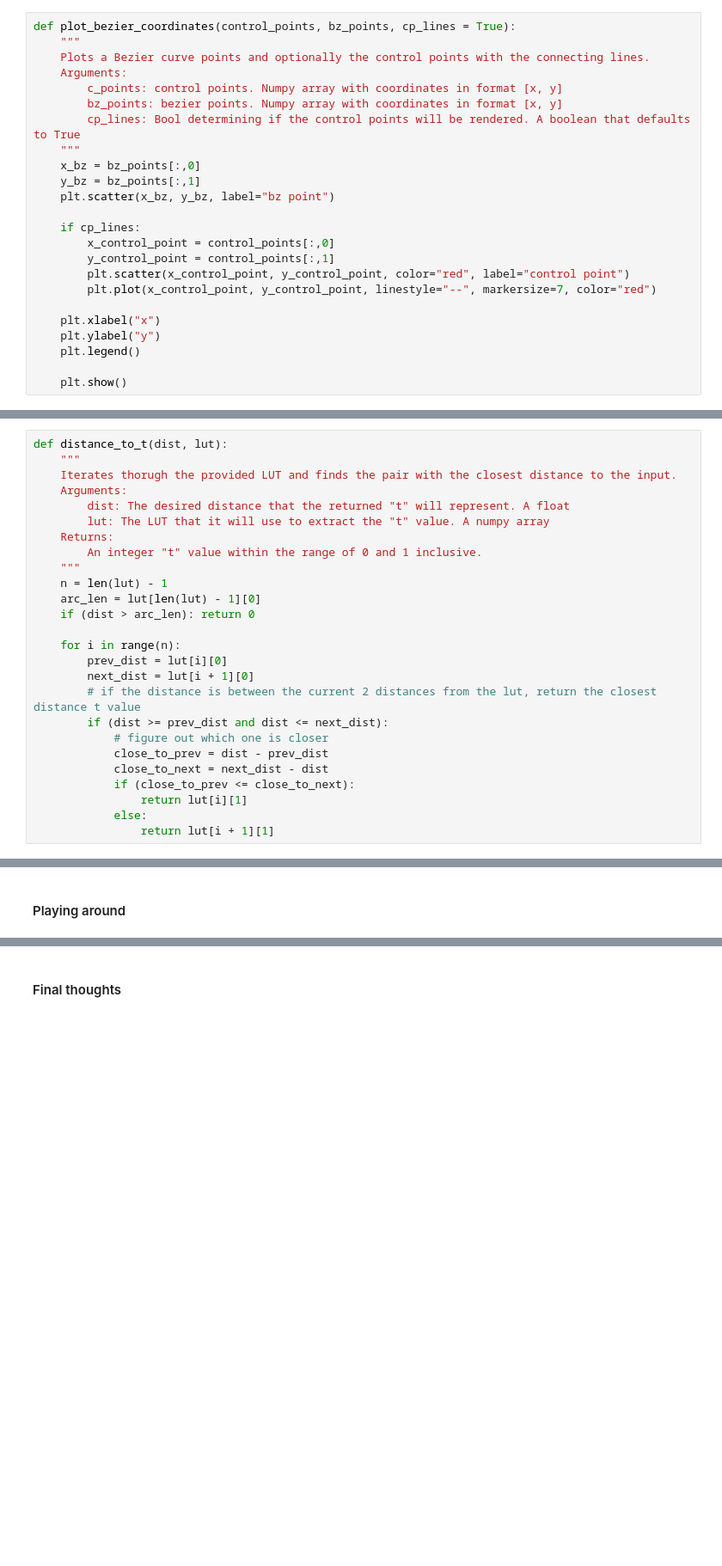
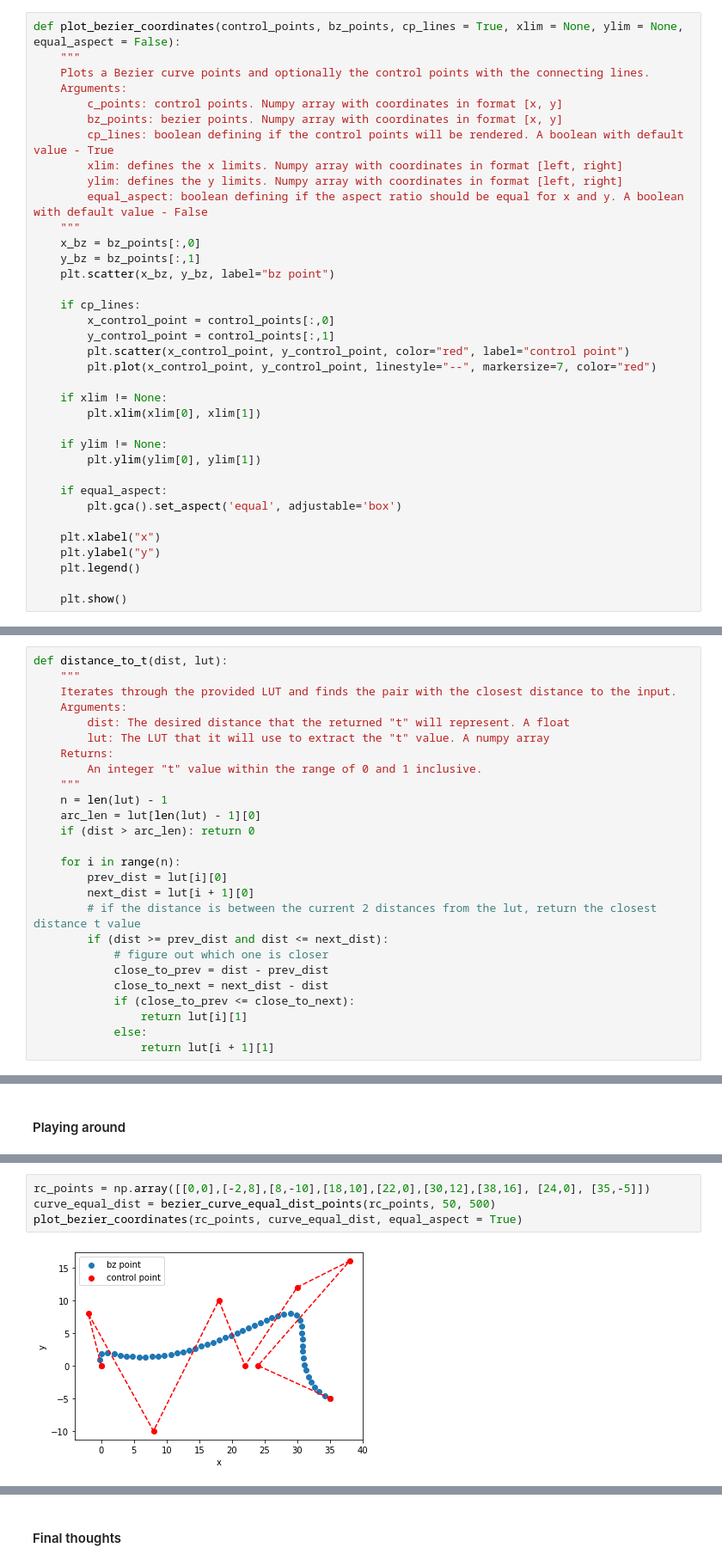
Before and after one commit to alexcvetanov4445/BezierCurves, a Jupyter notebook: BezierCurves.ipynb, the cells around one changed output, grey strips where cells are left out. Shown at 86% size. Drawn from its saved outputs; the diff is of its cells as text; blank space fills up the shorter version.

```diff
--- a/BezierCurves.ipynb
+++ b/BezierCurves.ipynb
@@ -176,11 +175,14 @@ That's it! We have the points of the curve. This means that we can plot it. I've
 # %%
-def plot_bezier_coordinates(control_points, bz_points, cp_lines = True):
+def plot_bezier_coordinates(control_points, bz_points, cp_lines = True, xlim = None, ylim = None, equal_aspect = False):
     """
     Plots a Bezier curve points and optionally the control points with the connecting lines.
     Arguments:
         c_points: control points. Numpy array with coordinates in format [x, y]
         bz_points: bezier points. Numpy array with coordinates in format [x, y]
-        cp_lines: Bool determining if the control points will be rendered. A boolean that defaults to True
+        cp_lines: boolean defining if the control points will be rendered. A boolean with default value - True
+        xlim: defines the x limits. Numpy array with coordinates in format [left, right]
+        ylim: defines the y limits. Numpy array with coordinates in format [left, right]
+        equal_aspect: boolean defining if the aspect ratio should be equal for x and y. A boolean with default value - False
     """
     x_bz = bz_points[:,0]
     y_bz = bz_points[:,1]
@@ -192,6 +194,15 @@ def plot_bezier_coordinates(control_points, bz_points, cp_lines = True):
         plt.scatter(x_control_point, y_control_point, color="red", label="control point")
         plt.plot(x_control_point, y_control_point, linestyle="--", markersize=7, color="red")
 
+    if xlim != None:
+        plt.xlim(xlim[0], xlim[1])
+
+    if ylim != None:
+        plt.ylim(ylim[0], ylim[1])
+
+    if equal_aspect:
+        plt.gca().set_aspect('equal', adjustable='box')
+
     plt.xlabel("x")
     plt.ylabel("y")
     plt.legend()
@@ -333,7 +344,7 @@ An important thing to note here is that the last pair holds the total length of
 # %%
 def distance_to_t(dist, lut):
     """
-    Iterates thorugh the provided LUT and finds the pair with the closest distance to the input.
+    Iterates through the provided LUT and finds the pair with the closest distance to the input.
     Arguments:
         dist: The desired distance that the returned "t" will represent. A float
         lut: The LUT that it will use to extract the "t" value. A numpy array
@@ -459 +470,7 @@ What's the point of making these things if we don't play with them a bit. Howeve
+# %%
+rc_points = np.array([[0,0],[-2,8],[8,-10],[18,10],[22,0],[30,12],[38,16], [24,0], [35,-5]])
+curve_equal_dist = bezier_curve_equal_dist_points(rc_points, 50, 500)
+plot_bezier_coordinates(rc_points, curve_equal_dist, equal_aspect = True)
+# %% [output]
+[figure, added]
 # %% [markdown]
```
Also changed, not shown: parts of 23 cells of this notebook.
